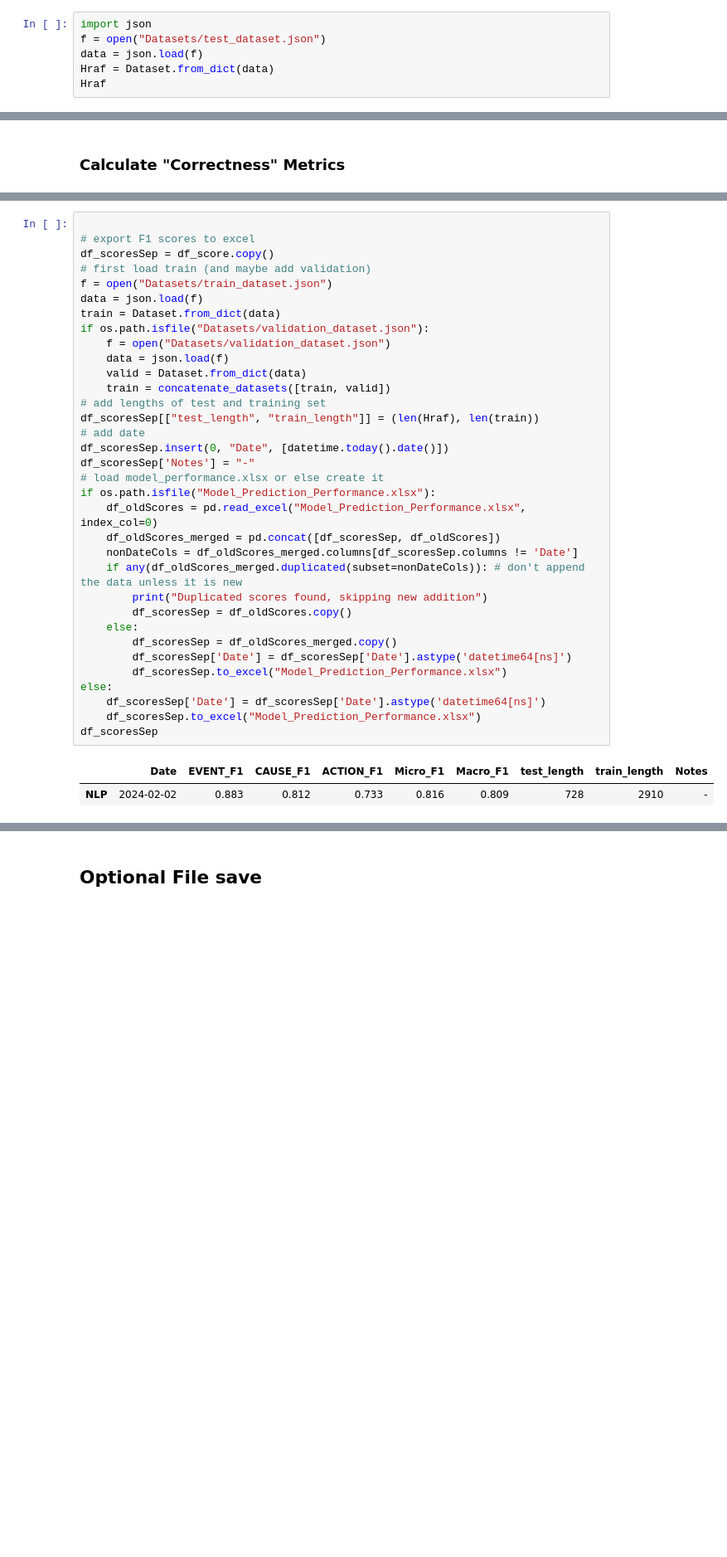
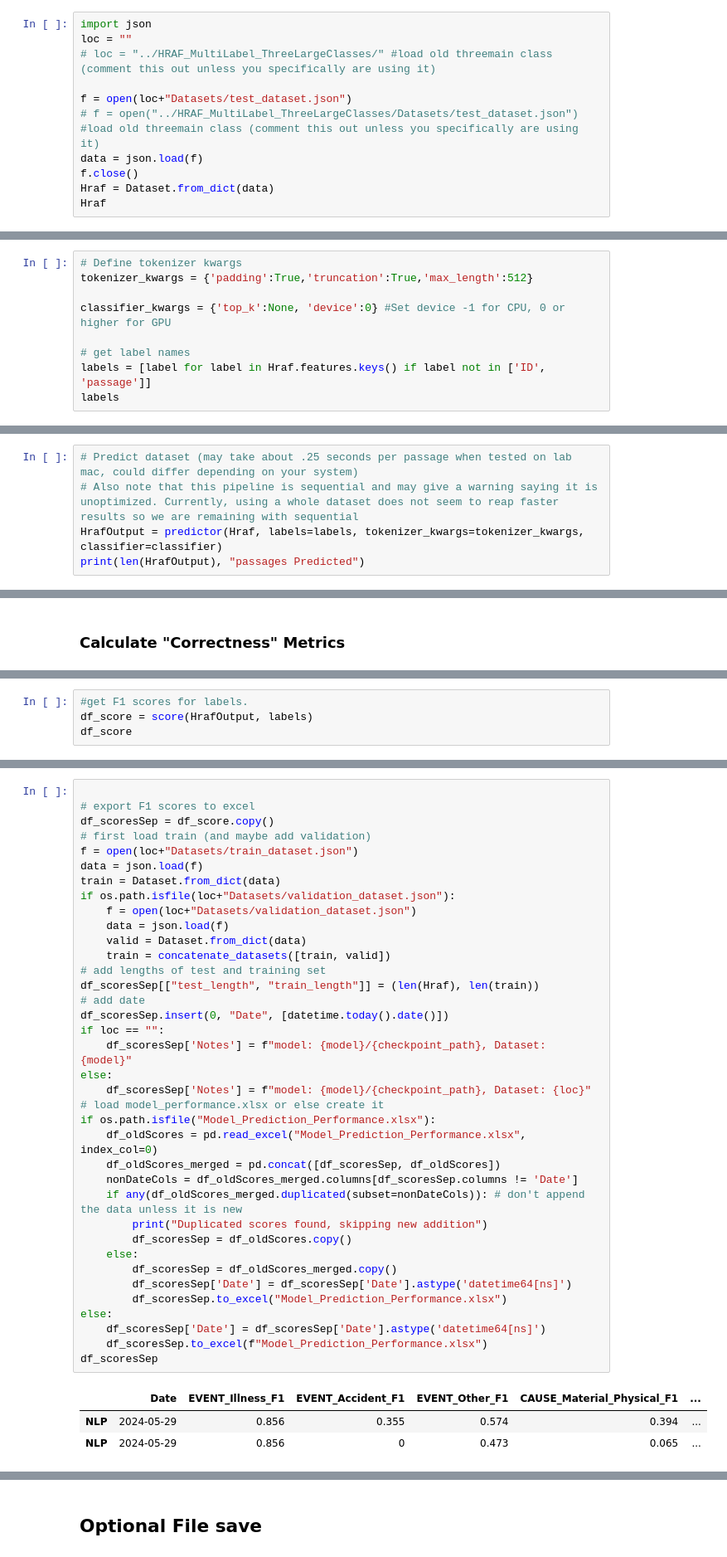
Before and after one commit to HowardZheni/eHRAF_Misfortune_NLP, a Jupyter notebook: HRAF_NLP/HRAF_MultiLabel_SubClasses_Kfolds/HRAF_Inference_multiLabel_SubClasses_Kfolds.ipynb, the cells around one changed output, grey strips where cells are left out. Shown at 83% size. Saved outputs shown, nothing was run; the diff lists cells and outputs as text; blank space fills up the shorter version.

Commit message:
New Subclass model
Routine upload for subclass models

```diff
--- a/HRAF_NLP/HRAF_MultiLabel_SubClasses_Kfolds/HRAF_Inference_multiLabel_SubClasses_Kfolds.ipynb
+++ b/HRAF_NLP/HRAF_MultiLabel_SubClasses_Kfolds/HRAF_Inference_multiLabel_SubClasses_Kfolds.ipynb
@@ -58,8 +67,13 @@ prediction[0][0]['label']
 ### Load datset
 # %%
 import json
-f = open("Datasets/test_dataset.json")
+loc = ""
+# loc = "../HRAF_MultiLabel_ThreeLargeClasses/" #load old threemain class (comment this out unless you specifically are using it)
+
+f = open(loc+"Datasets/test_dataset.json")
+# f = open("../HRAF_MultiLabel_ThreeLargeClasses/Datasets/test_dataset.json") #load old threemain class (comment this out unless you specifically are using it)
 data = json.load(f)
+f.close()
 Hraf = Dataset.from_dict(data)
 Hraf
 # %% [output]
@@ -69,0 +86,9 @@ Dataset({
+# %%
+# Define tokenizer kwargs
+tokenizer_kwargs = {'padding':True,'truncation':True,'max_length':512}
+
+classifier_kwargs = {'top_k':None, 'device':0} #Set device -1 for CPU, 0 or higher for GPU
+
+# get label names
+labels = [label for label in Hraf.features.keys() if label not in ['ID', 'passage']]
+labels
@@ -100,0 +151,5 @@ for text in Hraf:
+# %%
+# Predict dataset (may take about .25 seconds per passage when tested on lab mac, could differ depending on your system)
+# Also note that this pipeline is sequential and may give a warning saying it is unoptimized. Currently, using a whole dataset does not seem to reap faster results so we are remaining with sequential
+HrafOutput = predictor(Hraf, labels=labels, tokenizer_kwargs=tokenizer_kwargs, classifier=classifier)
+print(len(HrafOutput), "passages Predicted")
@@ -129,0 +163,4 @@ F1 score (macro) 0.809
+# %%
+#get F1 scores for labels.
+df_score = score(HrafOutput, labels)
+df_score
@@ -130,37 +172,41 @@ F1 score (macro) 0.809
 # %%
 
 # export F1 scores to excel
 df_scoresSep = df_score.copy()
 # first load train (and maybe add validation)
-f = open("Datasets/train_dataset.json")
+f = open(loc+"Datasets/train_dataset.json")
 data = json.load(f)
 train = Dataset.from_dict(data)
-if os.path.isfile("Datasets/validation_dataset.json"):
-    f = open("Datasets/validation_dataset.json")
+if os.path.isfile(loc+"Datasets/validation_dataset.json"):
+    f = open(loc+"Datasets/validation_dataset.json")
     data = json.load(f)
     valid = Dataset.from_dict(data)
     train = concatenate_datasets([train, valid])
 # add lengths of test and training set
 df_scoresSep[["test_length", "train_length"]] = (len(Hraf), len(train))
 # add date
 df_scoresSep.insert(0, "Date", [datetime.today().date()])
-df_scoresSep['Notes'] = "-"
+if loc == "":
+    df_scoresSep['Notes'] = f"model: {model}/{checkpoint_path}, Dataset: {model}"
+else:
+    df_scoresSep['Notes'] = f"model: {model}/{checkpoint_path}, Dataset: {loc}"
 # load model_performance.xlsx or else create it
 if os.path.isfile("Model_Prediction_Performance.xlsx"):
     df_oldScores = pd.read_excel("Model_Prediction_Performance.xlsx", index_col=0)
     df_oldScores_merged = pd.concat([df_scoresSep, df_oldScores])
     nonDateCols = df_oldScores_merged.columns[df_scoresSep.columns != 'Date']
     if any(df_oldScores_merged.duplicated(subset=nonDateCols)): # don't append the data unless it is new
         print("Duplicated scores found, skipping new addition")
         df_scoresSep = df_oldScores.copy()
     else:
         df_scoresSep = df_oldScores_merged.copy()
         df_scoresSep['Date'] = df_scoresSep['Date'].astype('datetime64[ns]')
         df_scoresSep.to_excel("Model_Prediction_Performance.xlsx")
 else:
     df_scoresSep['Date'] = df_scoresSep['Date'].astype('datetime64[ns]')
-    df_scoresSep.to_excel("Model_Prediction_Performance.xlsx")
+    df_scoresSep.to_excel(f"Model_Prediction_Performance.xlsx")
 df_scoresSep
 # %% [output]
-|  | Date | EVENT_F1 | CAUSE_F1 | ACTION_F1 | Micro_F1 | Macro_F1 | test_length | train_length | Notes |
-| NLP | 2024-02-02 | 0.883 | 0.812 | 0.733 | 0.816 | 0.809 | 728 | 2910 | - |
+|  | Date | EVENT_Illness_F1 | EVENT_Accident_F1 | EVENT_Other_F1 | CAUSE_Material_Physical_F1 | ... |
+| NLP | 2024-05-29 | 0.856 | 0.355 | 0.574 | 0.394 | ... |
+| NLP | 2024-05-29 | 0.856 | 0 | 0.473 | 0.065 | ... |
```
Also changed, not shown: parts of 26 cells of this notebook, 13 other files.
